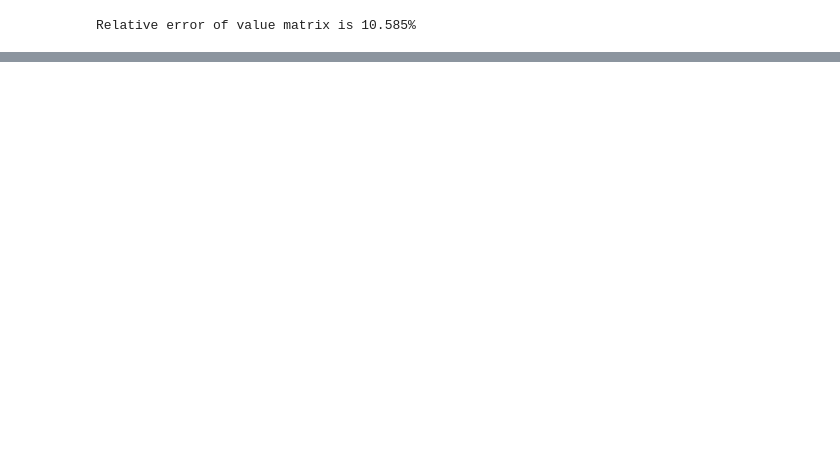
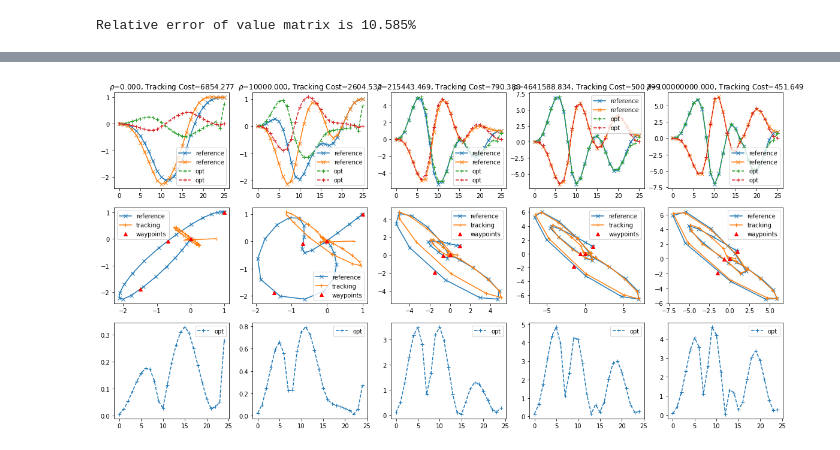
Before and after one commit to Nusha97/Layered-control-architectures-for-Robotics, a Jupyter notebook: tracking/LSTD Tutorial.ipynb, the cells around one changed output, grey strips where cells are left out. Cells and saved outputs as stored; diff of their text form; code cells hidden in the pictures; blank space fills up the shorter version.

Commit message:
added high dimensional trajectory functionality

```diff
--- a/tracking/LSTD Tutorial.ipynb
+++ b/tracking/LSTD Tutorial.ipynb
@@ -204,0 +232,39 @@ for i, rho in enumerate(rhos):
+# %%
+waypoints = [[0,0],
+             [np.random.randn(), np.random.randn()],
+             [np.random.randn(), np.random.randn()],
+             [1,1]]
+waypoints = np.array(waypoints)
+ts = [0, 0.33, 0.66, 1]
+num_points = 20
+# %%
+# Spline trajectory
+rhos = np.concatenate([[0], np.logspace(4, 8, 4)])
+
+plt.figure(figsize=(20, 10))
+for i, rho in enumerate(rhos):
+    ref = trajgen.generate(waypoints, ts, 5, Tref+1, p, P=Pstar, rho=rho)
+    d0 = np.concatenate([waypoints[0], ref])
+    #xtraj, utraj, rtraj = test_utils.sample_traj(At, Bt, Qt, Rt, learned_ctrl, Tref, d0, sigma=0)
+    vi_ctrlr = test_utils.TVcontroller(Kvi[:])
+    xvi, uvi, rvi = test_utils.sample_traj(At, Bt, Qt, Rt, vi_ctrlr.ctrl, Tref, d0, sigma=0)
+
+    plt.subplot(3, len(rhos), i+1)
+    plt.plot(np.arange(Tref+1), ref.reshape(Tref+1, p), 'x-', label='reference')
+    #plt.plot(np.arange(Tref+1), xtraj[:,0], '+--', label='learned')
+    plt.plot(np.arange(Tref+1), xvi[:, :p], '+--', label='opt')
+    plt.legend()
+    plt.title(r'$\rho$={:.3f}, Tracking Cost={:.3f}'.format(rho, rvi.sum()))
+
+    plt.subplot(3, len(rhos), i+1+len(rhos))
+    plt.plot(ref[0::p], ref[1::p], 'x-', label='reference')
+    plt.plot(xvi[:,0], xvi[:,1], '+-', label='tracking')
+    plt.plot(waypoints[:,0], waypoints[:,1], 'r^', label='waypoints')
+    plt.legend()
+
+    plt.subplot(3, len(rhos), i+1+2*len(rhos))
+    #plt.plot(np.arange(Tref), np.abs(utraj)[:,0], '+--', label='learned')
+    plt.plot(np.arange(Tref), np.abs(uvi), '+--', label='opt')
+    plt.legend()
+# %% [output]
+[figure, added]
```
Also changed, not shown: parts of 7 cells of this notebook, 1 other file.
